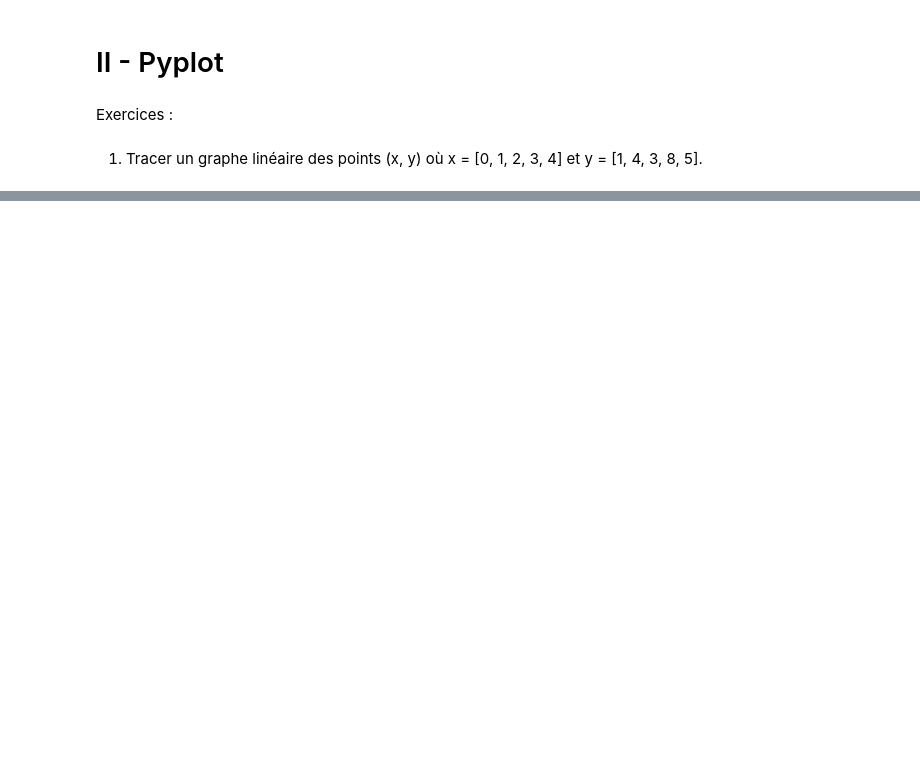
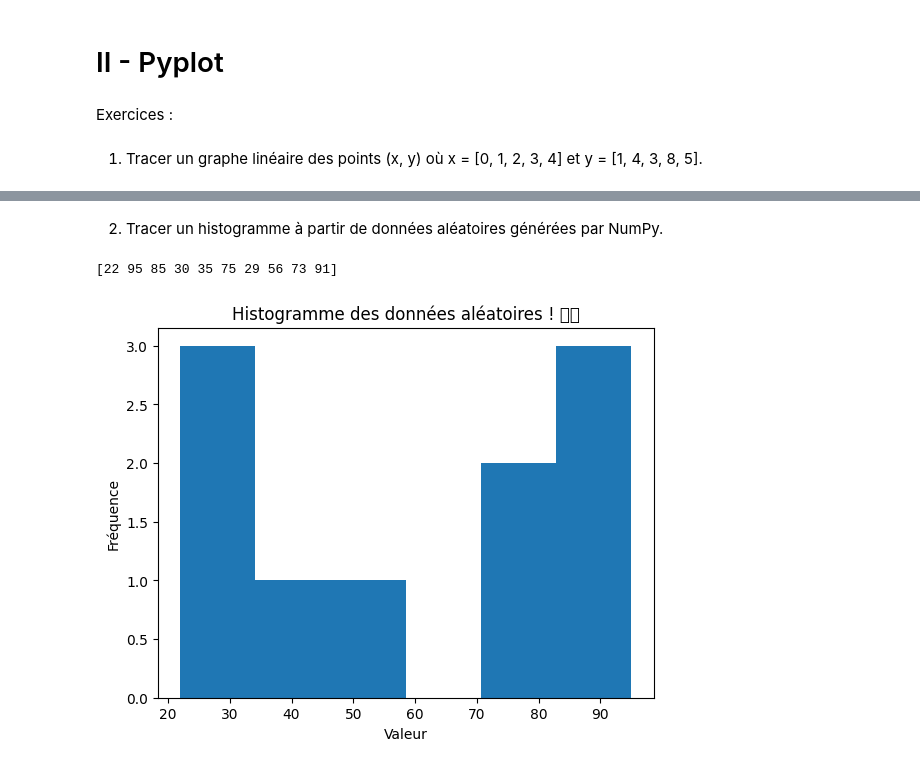
Before and after one commit to Miasorrow/init-python, a Jupyter notebook: notebook_exercice.ipynb, the cells around one changed output, grey strips where cells are left out. Cells and saved outputs as stored; diff of their text form; code cells hidden in the pictures; blank space fills up the shorter version.

```diff
--- a/notebook_exercice.ipynb
+++ b/notebook_exercice.ipynb
@@ -325,0 +344,15 @@ Exercices :
+# %% [markdown]
+2. Tracer un histogramme à partir de données aléatoires générées par NumPy.
+# %%
+data = np.random.randint(100,size=(10))
+
+print(np.asarray(data))
+
+plt.hist(data,bins=6)
+plt.title("Histogramme des données aléatoires ! 🦄🦄")
+plt.xlabel("Valeur")
+plt.ylabel("Fréquence")
+plt.show()
+# %% [output]
+[22 95 85 30 35 75 29 56 73 91]
+[figure, added]
```
Also changed, not shown: parts of 23 cells of this notebook.
